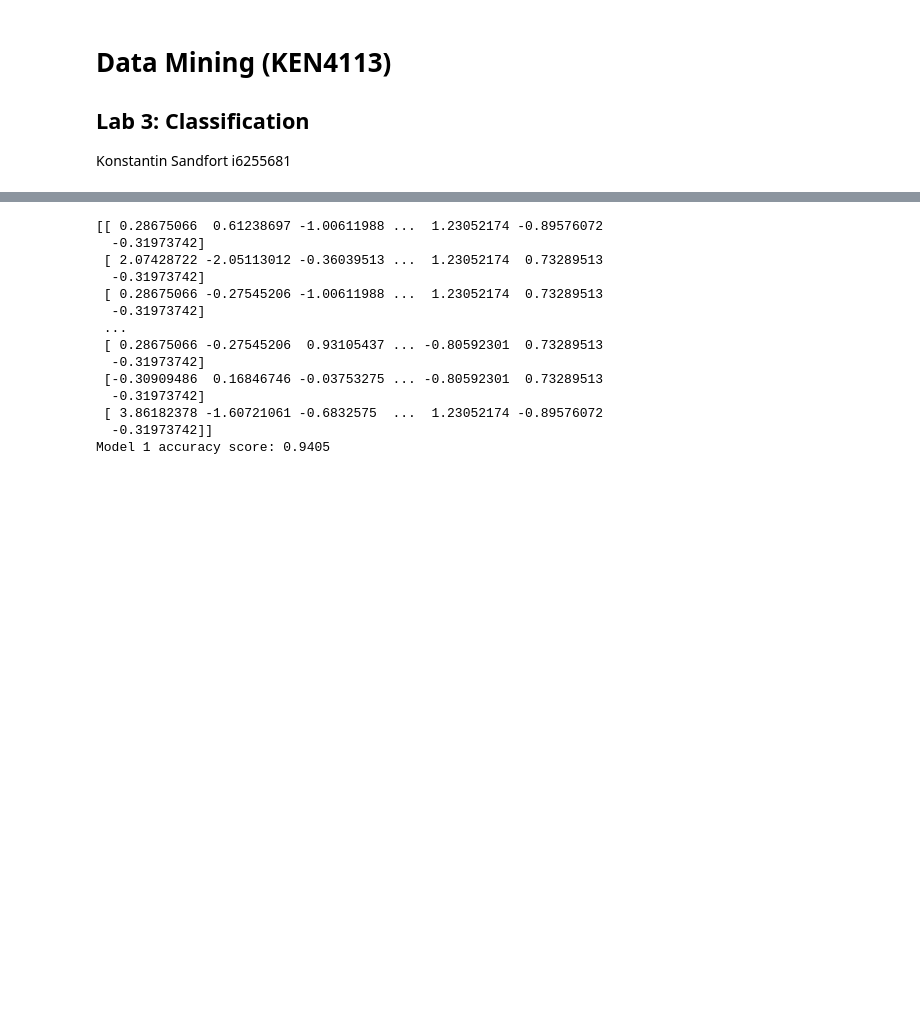
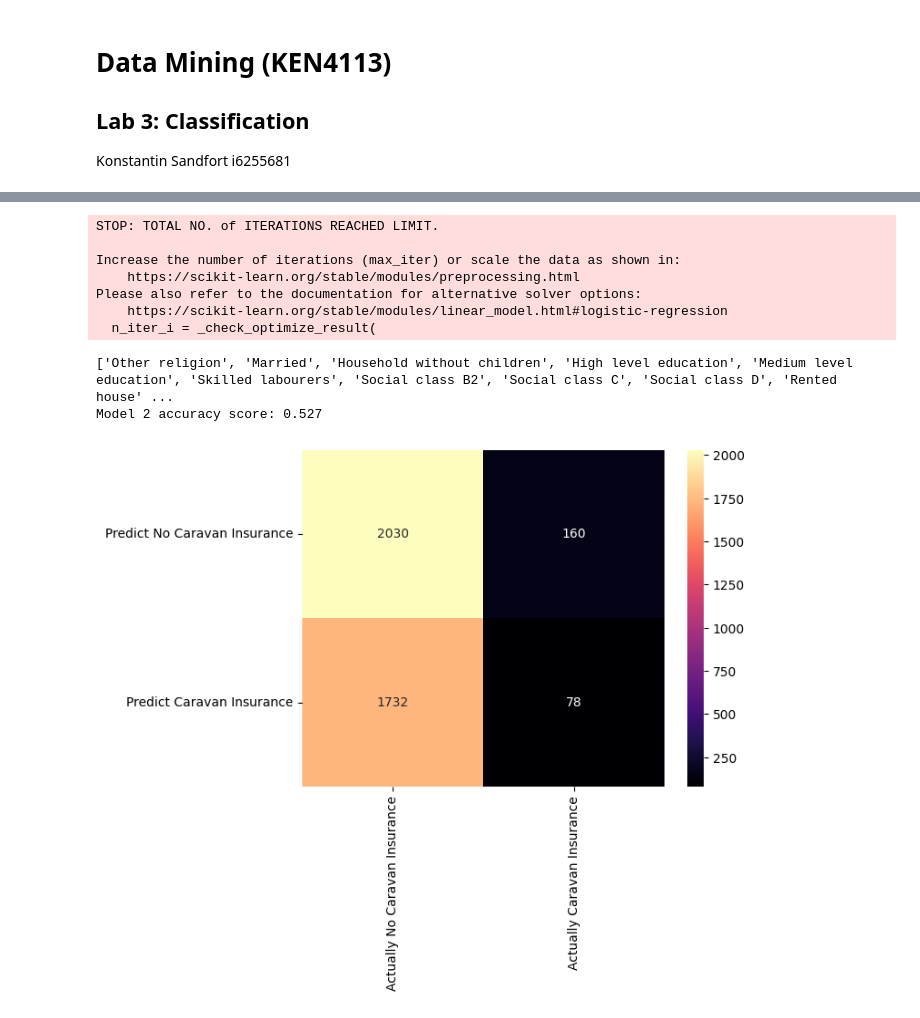
Before and after one commit to KSandfort/data_mining_course, a Jupyter notebook: lab3/lab3.ipynb, the cells around one changed output, grey strips where cells are left out. Saved outputs shown, nothing was run; the diff lists cells and outputs as text; code cells hidden in the pictures; blank space fills up the shorter version.

```diff
--- a/lab3/lab3.ipynb
+++ b/lab3/lab3.ipynb
@@ -105,34 +84,40 @@ Please also refer to the documentation for alternative solver options:
 # %%
 # --- Step 2: Feature Selection
 # Univariate Feature Selection
 
 def univariate_feature_selection(df, y, k_f):
-    df_new = SelectKBest(f_classif, k=k_f).fit_transform(df, y)
-    return df_new
+    selector = SelectKBest(f_classif, k=k_f)
+    selected = selector.fit_transform(df, y)
+    selector.get_support()
+    selected_features_mask = selector.get_support()
+    f_names = data_train.columns
+    col_names = [feature for feature, selected in zip(f_names, selected_features_mask) if selected]
+    return selected, col_names
 
-ufs_train = univariate_feature_selection(data_train_ohe, y_train, 15)
-ufs_test = univariate_feature_selection(data_test_ohe, y_test, 15)
-print(ufs_test)
+ufs_train, col_names_train = univariate_feature_selection(data_train_ohe, y_train, 25)
+ufs_test, col_names_test = univariate_feature_selection(data_test_ohe, y_test, 25)
 
 log_reg_v2_model = LogisticRegression(verbose=False, penalty=None)
 log_reg_v2_model.fit(X=ufs_train, y=y_train)
+prediction_2 = log_reg_v2_model.predict(ufs_test)
+
+print(col_names_train)
+
 
 score_2 = log_reg_v2_model.score(X=ufs_test, y=y_test)
-print(f'Model 1 accuracy score: {score_2}')
+print(f'Model 2 accuracy score: {score_2}')
+
+display_confusion_matrix(y_test, prediction_2)
 # %% [output]
-[[ 0.28675066  0.61238697 -1.00611988 ...  1.23052174 -0.89576072
-  -0.31973742]
- [ 2.07428722 -2.05113012 -0.36039513 ...  1.23052174  0.73289513
-  -0.31973742]
- [ 0.28675066 -0.27545206 -1.00611988 ...  1.23052174  0.73289513
-  -0.31973742]
- ...
- [ 0.28675066 -0.27545206  0.93105437 ... -0.80592301  0.73289513
-  -0.31973742]
- [-0.30909486  0.16846746 -0.03753275 ... -0.80592301  0.73289513
-  -0.31973742]
- [ 3.86182378 -1.60721061 -0.6832575  ...  1.23052174 -0.89576072
-  -0.31973742]]
-Model 1 accuracy score: 0.9405
+STOP: TOTAL NO. of ITERATIONS REACHED LIMIT.
+
+Increase the number of iterations (max_iter) or scale the data as shown in:
+    https://scikit-learn.org/stable/modules/preprocessing.html
+Please also refer to the documentation for alternative solver options:
+    https://scikit-learn.org/stable/modules/linear_model.html#logistic-regression
+  n_iter_i = _check_optimize_result(
+['Other religion', 'Married', 'Household without children', 'High level education', 'Medium level education', 'Skilled labourers', 'Social class B2', 'Social class C', 'Social class D', 'Rented house' ...
+Model 2 accuracy score: 0.527
+[figure, added]
 # %%
 # Decision Tree Classification
```
Also changed, not shown: parts of 6 cells of this notebook.
